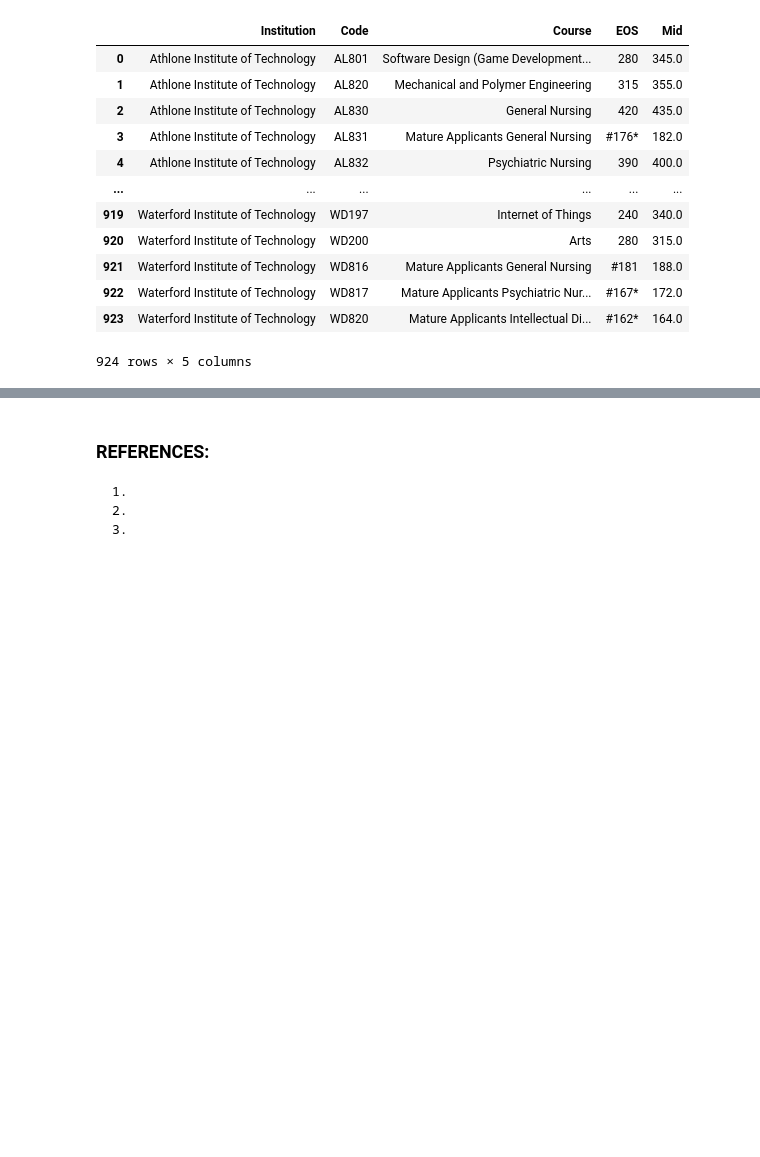
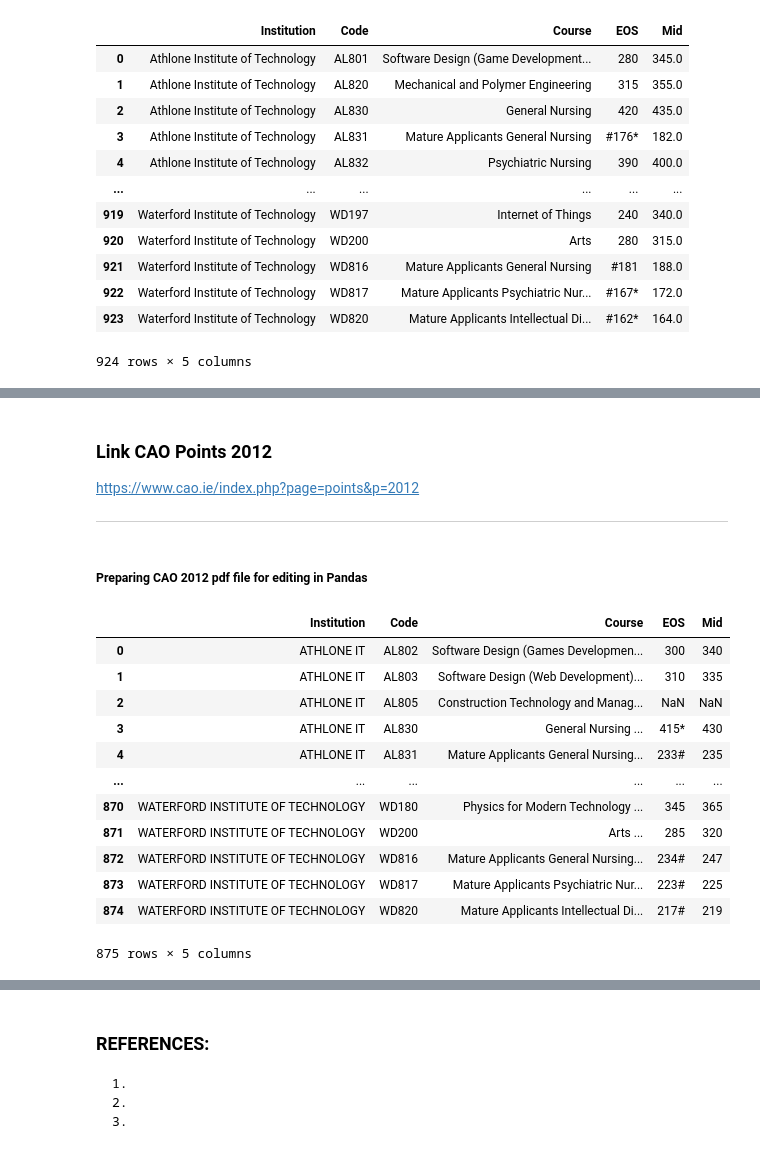
Before and after one commit to DracoNibilis/CAO_Points_Analysis, a Jupyter notebook: cao.ipynb, the cells around one changed output, grey strips where cells are left out. Cells and saved outputs as stored; diff of their text form; code cells hidden in the pictures; blank space fills up the shorter version.

```diff
--- a/cao.ipynb
+++ b/cao.ipynb
@@ -357,0 +406,24 @@ df2015
+# %% [markdown]
+### Link CAO Points 2012
+https://www.cao.ie/index.php?page=points&p=2012
+***
+# %% [markdown]
+##### Preparing CAO 2012 pdf file for editing in Pandas
+# %%
+# Read CAO Points 2012 edited from csv (tsv) file to pandas
+df2012 = pd.read_csv("data/CAO2012_edited.csv", sep="\t")
+df2012
+# %% [output]
+|  | Institution | Code | Course | EOS | Mid |
+| 0 | ATHLONE IT | AL802 | Software Design (Games Developmen... | 300 | 340 |
+| 1 | ATHLONE IT | AL803 | Software Design (Web Development)... | 310 | 335 |
+| 2 | ATHLONE IT | AL805 | Construction Technology and Manag... | NaN | NaN |
+| 3 | ATHLONE IT | AL830 | General Nursing ... | 415* | 430 |
+| 4 | ATHLONE IT | AL831 | Mature Applicants General Nursing... | 233# | 235 |
+| ... | ... | ... | ... | ... | ... |
+| 870 | WATERFORD INSTITUTE OF TECHNOLOGY | WD180 | Physics for Modern Technology ... | 345 | 365 |
+| 871 | WATERFORD INSTITUTE OF TECHNOLOGY | WD200 | Arts ... | 285 | 320 |
+| 872 | WATERFORD INSTITUTE OF TECHNOLOGY | WD816 | Mature Applicants General Nursing... | 234# | 247 |
+| 873 | WATERFORD INSTITUTE OF TECHNOLOGY | WD817 | Mature Applicants Psychiatric Nur... | 223# | 225 |
+| 874 | WATERFORD INSTITUTE OF TECHNOLOGY | WD820 | Mature Applicants Intellectual Di... | 217# | 219 |
+875 rows × 5 columns
```
Also changed, not shown: parts of 13 cells of this notebook, 19 other files.
